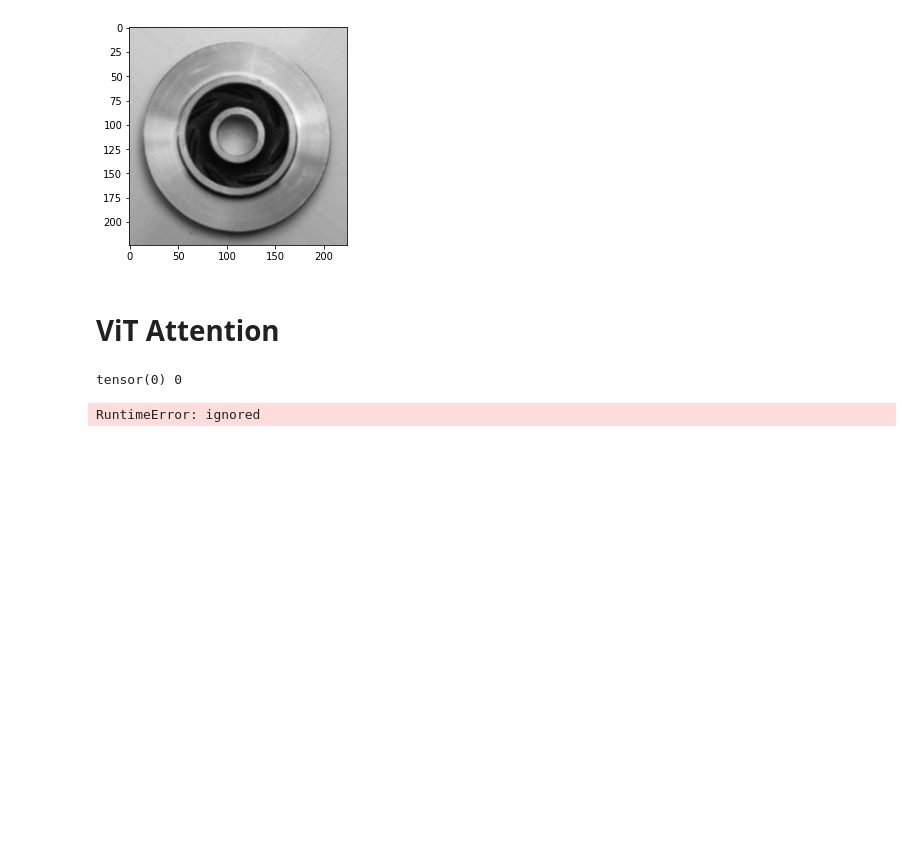
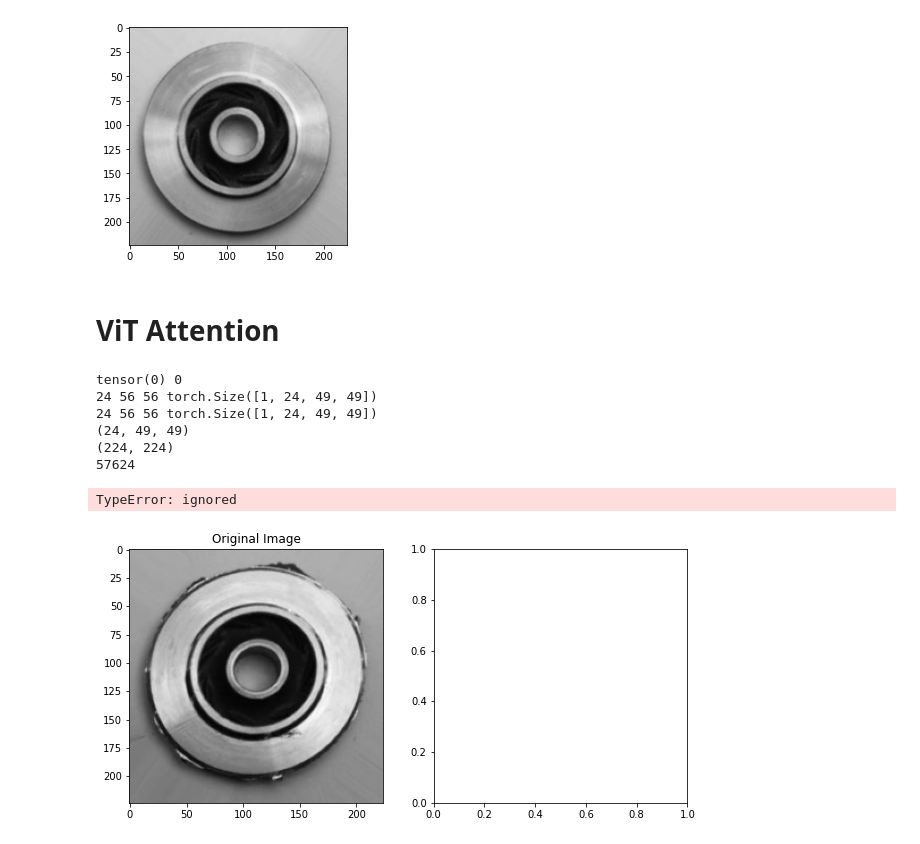
Before and after one commit to VasquezMatias/Master_Thesis_Profactor, a Jupyter notebook: notebooks/vit_example.ipynb, the cells around one changed output. Cells and saved outputs as stored; diff of their text form; code cells hidden in the pictures; blank space fills up the shorter version.

```diff
--- a/notebooks/vit_example.ipynb
+++ b/notebooks/vit_example.ipynb
@@ -265,30 +265,37 @@ plt.show()
 # %%
 from torchvision import transforms
 import numpy as np
+import matplotlib.pyplot as plt
 from utils.external_utils.preprocess import visualize_predict
 
 img, lbl = ds_test[50]
 
 mean = torch.tensor([0.3460, 0.4832, 0.7033])
 std = torch.tensor([1.0419, 1.0652, 1.0605])
 
 
 def transform_(img, img_size):
 	img = transforms.Resize(img_size)(img)
 	img = transforms.ToTensor()(img)
 	return img
 
 def to_PIL(img):
   trans = transforms.ToPILImage()
   return trans(img * std[:, None, None] + mean[:, None, None])
 
 factor_reduce = 1
 img_size = 224
 model.model.to('cpu')
 print(model(img.unsqueeze(0)).softmax(dim=0).argmax(), lbl)
 model.model.to('cuda')
 with torch.no_grad():
-    visualize_predict(model, to_PIL(img), img_size, 7, 'cuda')
+    visualize_predict2(model, to_PIL(img), img_size, 4, 'cuda')
 # %% [output]
 tensor(0) 0
+24 56 56 torch.Size([1, 24, 49, 49])
+24 56 56 torch.Size([1, 24, 49, 49])
+(24, 49, 49)
+(224, 224)
+57624
-RuntimeError: ignored
+TypeError: ignored
+[figure, added]
```
Also changed, not shown: parts of 2 cells of this notebook, 2 other files.
